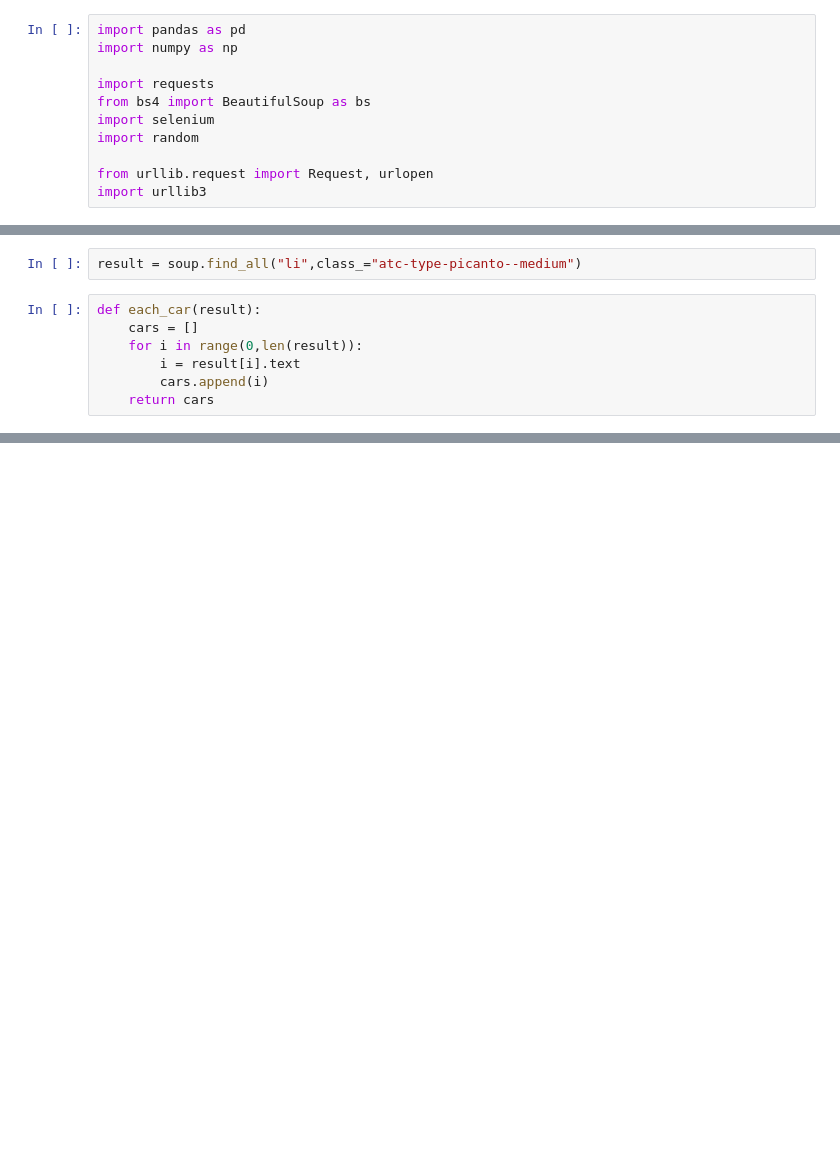
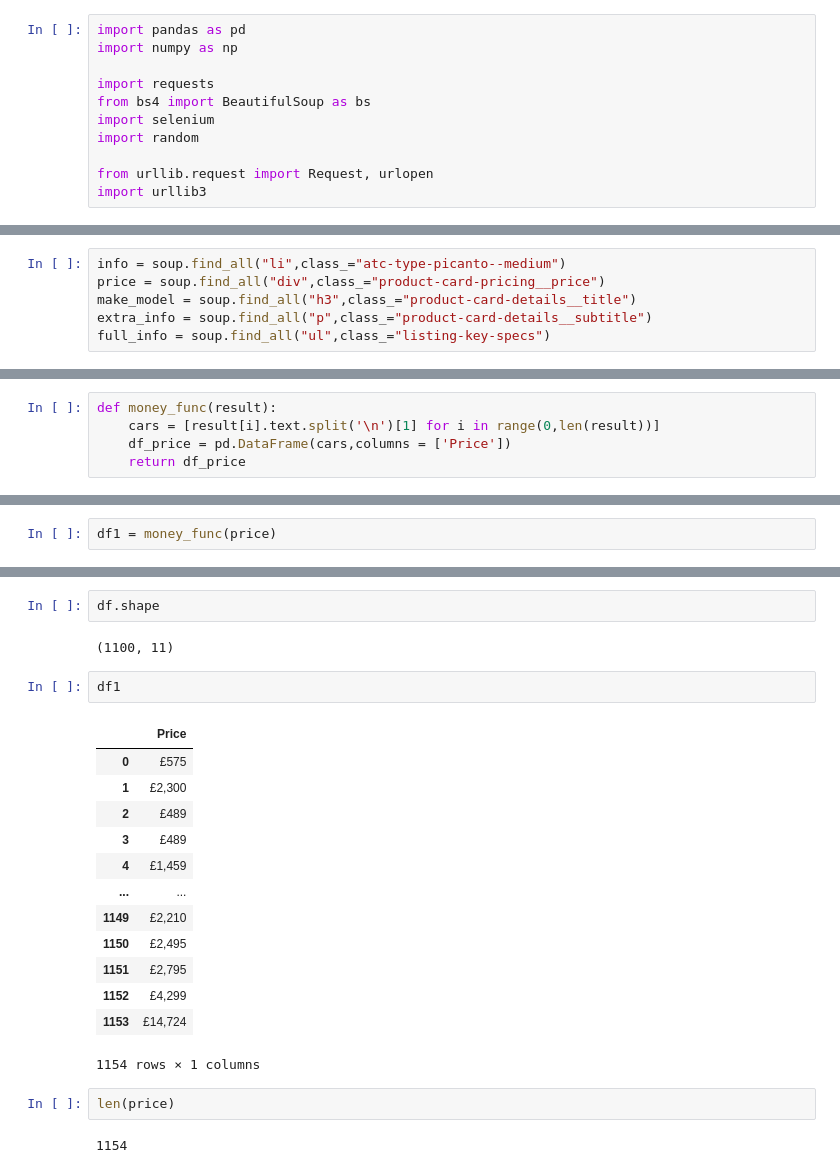
Before and after one commit to RubjitKLalli/Car-Data, a Jupyter notebook: autotrader.ipynb, the cells around one changed output, grey strips where cells are left out. Cells and saved outputs as stored; diff of their text form; blank space fills up the shorter version.

```diff
--- a/autotrader.ipynb
+++ b/autotrader.ipynb
@@ -12 +51,7 @@ import urllib3
+# %%
+info = soup.find_all("li",class_="atc-type-picanto--medium")
+price = soup.find_all("div",class_="product-card-pricing__price")
+make_model = soup.find_all("h3",class_="product-card-details__title")
+extra_info = soup.find_all("p",class_="product-card-details__subtitle")
+full_info = soup.find_all("ul",class_="listing-key-specs")
 # %%
@@ -17,9 +64,5 @@ soup = bs(pages.content, "html.parser")
-# %%
-result = soup.find_all("li",class_="atc-type-picanto--medium")
 # %%
-def each_car(result):
-    cars = []
-    for i in range(0,len(result)):
-        i = result[i].text
-        cars.append(i)
-    return cars
+def money_func(result):
+    cars = [result[i].text.split('\n')[1] for i in range(0,len(result))]
+    df_price = pd.DataFrame(cars,columns = ['Price'])
+    return df_price
@@ -76,0 +75,2 @@ each_car(result3)
+# %%
+df1 = money_func(price)
@@ -76,0 +144,24 @@ each_car(result3)
+# %%
+df.shape
+# %% [output]
+(1100, 11)
+# %%
+df1
+# %% [output]
+|  | Price |
+| 0 | £575 |
+| 1 | £2,300 |
+| 2 | £489 |
+| 3 | £489 |
+| 4 | £1,459 |
+| ... | ... |
+| 1149 | £2,210 |
+| 1150 | £2,495 |
+| 1151 | £2,795 |
+| 1152 | £4,299 |
+| 1153 | £14,724 |
+1154 rows × 1 columns
+# %%
+len(price)
+# %% [output]
+1154
```
Also changed, not shown: parts of 22 cells of this notebook.
